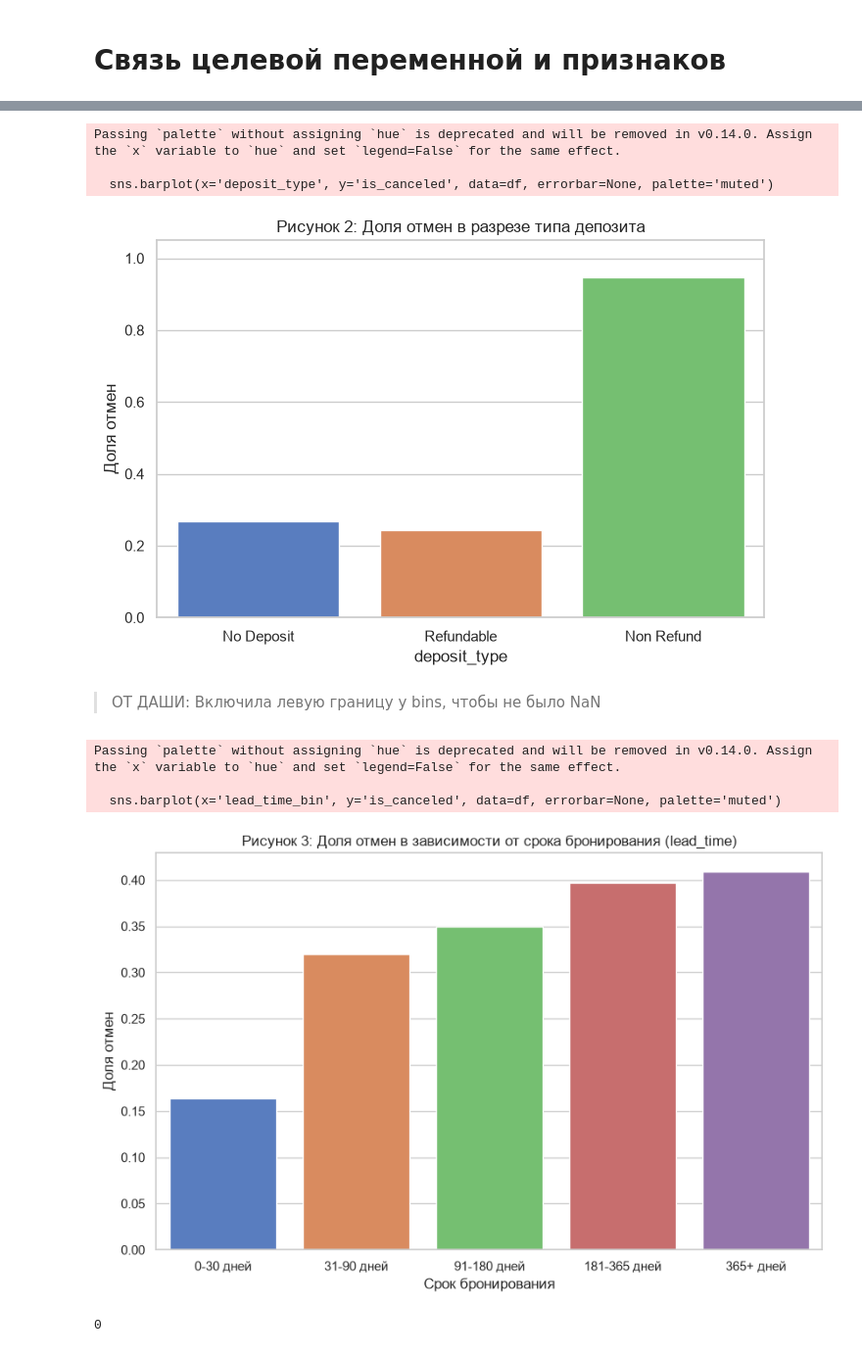
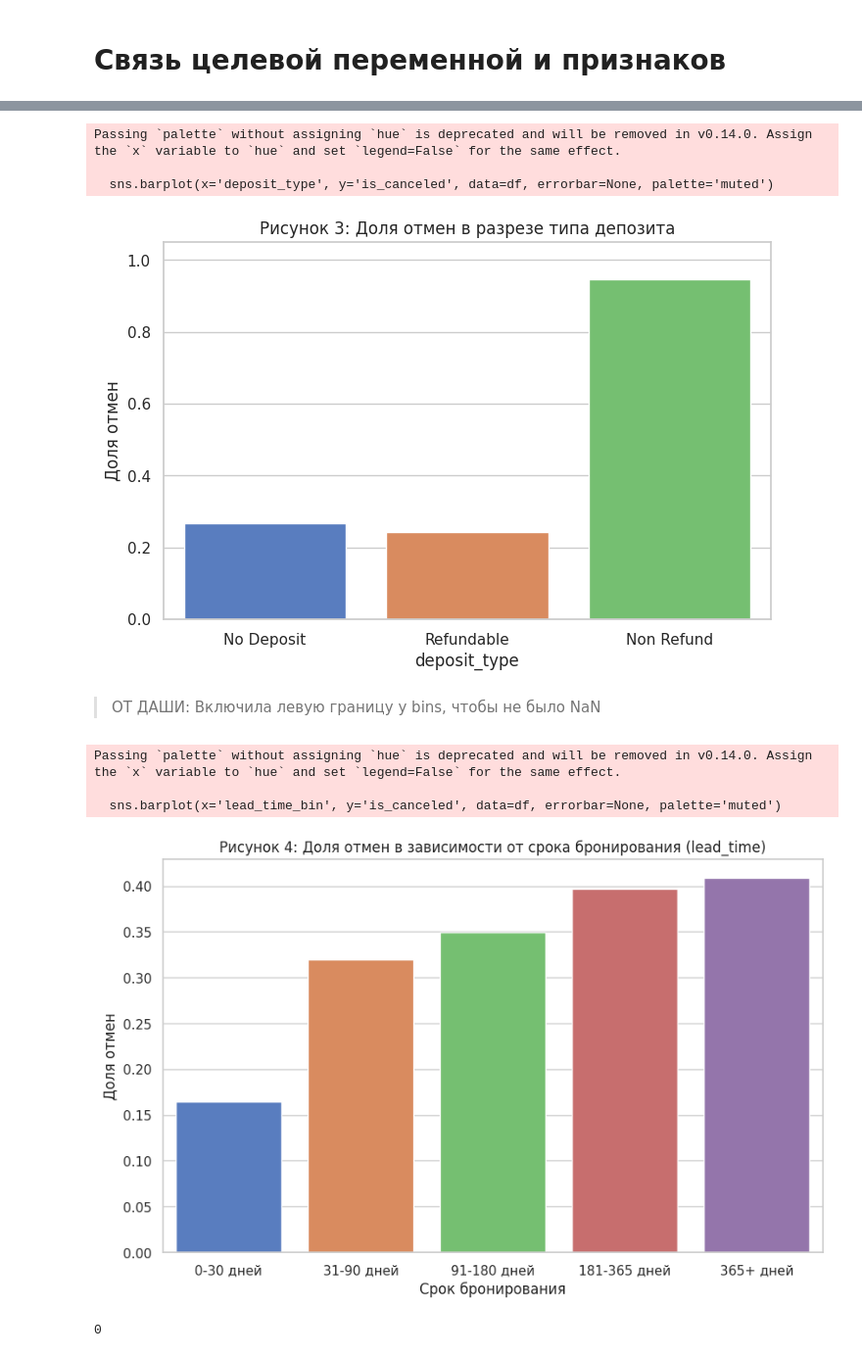
Before and after one commit to DeusMaksler/hse-ai-cancel-alert, a Jupyter notebook: eda/EDA_notebook.ipynb, the cells around one changed output, grey strips where cells are left out. Shown at 98% size. Saved outputs shown, nothing was run; the diff lists cells and outputs as text; code cells hidden in the pictures.

```diff
--- a/eda/EDA_notebook.ipynb
+++ b/eda/EDA_notebook.ipynb
@@ -540,7 +540,7 @@ Passing `palette` without assigning `hue` is deprecated and will be removed in v
 # %%
 plt.figure(figsize=(8, 5))
 sns.barplot(x='deposit_type', y='is_canceled', data=df, errorbar=None, palette='muted')
-plt.title('Рисунок 2: Доля отмен в разрезе типа депозита')
+plt.title('Рисунок 3: Доля отмен в разрезе типа депозита')
 plt.ylabel('Доля отмен')
 plt.ylim(0, 1.05)
 plt.show()
@@ -548,26 +548,26 @@ plt.show()
 Passing `palette` without assigning `hue` is deprecated and will be removed in v0.14.0. Assign the `x` variable to `hue` and set `legend=False` for the same effect.
 
   sns.barplot(x='deposit_type', y='is_canceled', data=df, errorbar=None, palette='muted')
-[figure, old version]
+[figure, new version]
 # %% [markdown]
 > ОТ ДАШИ:
 > Включила левую границу у bins, чтобы не было NaN
 # %%
 df['lead_time_bin'] = pd.cut(df['lead_time'],
                              bins=[-1, 30, 90, 180, 365, 10000],
                              labels=['0-30 дней', '31-90 дней', '91-180 дней', '181-365 дней', '365+ дней'])
 
 plt.figure(figsize=(10, 6))
 sns.barplot(x='lead_time_bin', y='is_canceled', data=df, errorbar=None, palette='muted')
-plt.title('Рисунок 3: Доля отмен в зависимости от срока бронирования (lead_time)')
+plt.title('Рисунок 4: Доля отмен в зависимости от срока бронирования (lead_time)')
 plt.ylabel('Доля отмен')
 plt.xlabel('Срок бронирования')
 plt.show()
 # %% [output]
 Passing `palette` without assigning `hue` is deprecated and will be removed in v0.14.0. Assign the `x` variable to `hue` and set `legend=False` for the same effect.
 
   sns.barplot(x='lead_time_bin', y='is_canceled', data=df, errorbar=None, palette='muted')
-[figure, old version]
+[figure, new version]
 # %%
 print(df['lead_time_bin'].isna().sum())   # должно быть 0
 # %% [output]
```
Also changed, not shown: parts of 35 cells of this notebook.
